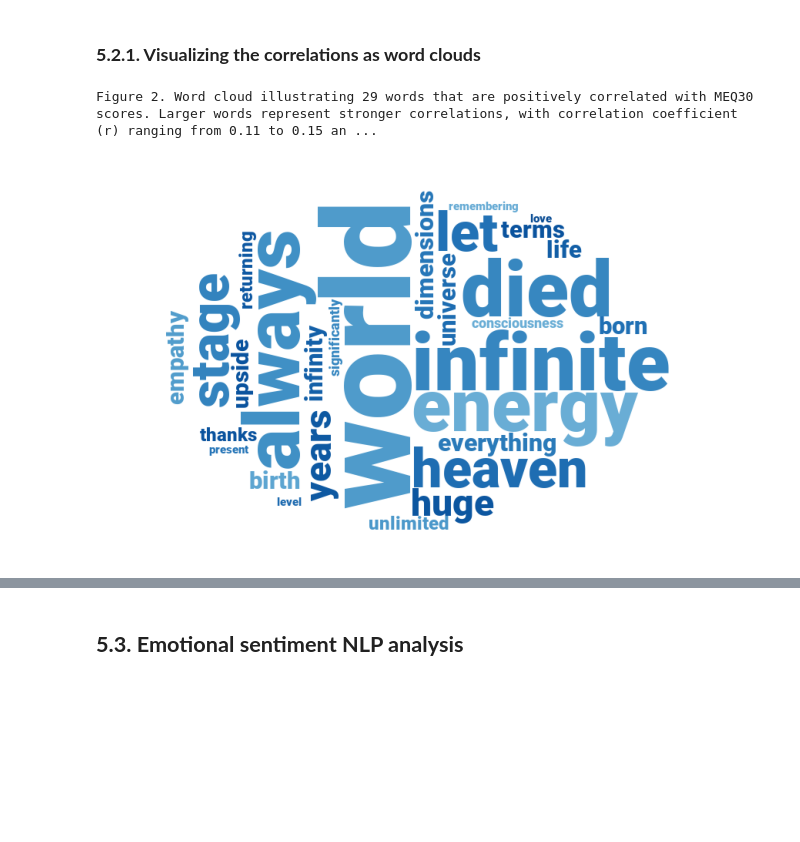
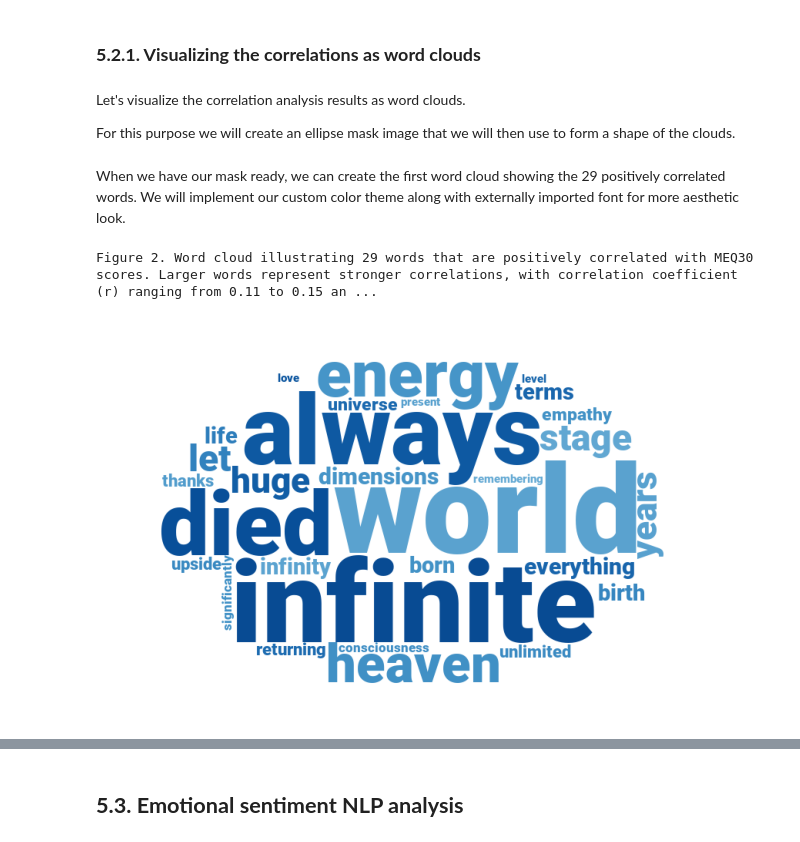
Before and after one commit to michal-owsiak/swps-university-research-part-II, a Jupyter notebook: linguistic_analysis.ipynb, the cells around one changed output, grey strips where cells are left out. Cells and saved outputs as stored; diff of their text form; code cells hidden in the pictures; blank space fills up the shorter version.

Commit message:
correlation analysis description added

```diff
--- a/linguistic_analysis.ipynb
+++ b/linguistic_analysis.ipynb
@@ -352,15 +369,13 @@ Considering this, we can state that the descriptions of experiences revolve arou
 # %%
-warnings.filterwarnings("ignore")
-
-unique_tokens = set()
+numeric_starting_tokens = set()
 for text in df_english["description_text_EN"]:
     tokens = re.findall(r"\d\w*", text)
-    unique_tokens.update(tokens)
+    numeric_starting_tokens.update(tokens)
 
-numeric_starting_tokens = list(unique_tokens)
+tokens_to_remove = list(numeric_starting_tokens)
 
 stopwords_list = list(stopwords)
-stopwords_list.extend(numeric_starting_tokens)
+stopwords_list.extend(tokens_to_remove)
 
 vectorizer = CountVectorizer(stop_words=stopwords_list)
 X = vectorizer.fit_transform(df_english["description_text_EN"])
@@ -401,12 +418,12 @@ for col in word_features.columns:
 results_df = pd.DataFrame(correlation_results, columns=["Token", "Pearson's r", "p-value"])
 results_df["Pearson's r"] = results_df["Pearson's r"].astype(float)
 
-positive_R = results_df[results_df.apply(lambda x: x ["Pearson's r"] > 0, axis=1)]
-negative_R = results_df[results_df.apply(lambda x: x ["Pearson's r"] < 0, axis=1)]
+positive_r = results_df[results_df.apply(lambda x: x ["Pearson's r"] > 0, axis=1)]
+negative_r = results_df[results_df.apply(lambda x: x ["Pearson's r"] < 0, axis=1)]
 
-sorted_positive_R = positive_R.sort_values(by="Pearson's r", ascending=False)
-sorted_negative_R = negative_R.sort_values(by="Pearson's r", ascending=True)
+sorted_positive_r = positive_r.sort_values(by="Pearson's r", ascending=False)
+sorted_negative_r = negative_r.sort_values(by="Pearson's r", ascending=True)
 
-print(f"We've got {sorted_positive_R.shape[0]} words positively, and {sorted_negative_R.shape[0]} words negatively correlated with the MEQ30 scores.")
+print(f"We've got {sorted_positive_r.shape[0]} words positively, and {sorted_negative_r.shape[0]} words negatively correlated with the MEQ30 scores.")
 # %% [output]
 We've got 29 words positively, and 166 words negatively correlated with the MEQ30 scores.
@@ -440,6 +461,10 @@ sorted_negative_R.head(10)
 | 181 | unrealness | -0.17 | 0.002 |
 # %% [markdown]
 ### **5.2.1. Visualizing the correlations as word clouds**
+# %% [markdown]
+Let's visualize the correlation analysis results as word clouds.
+
+For this purpose we will create an ellipse mask image that we will then use to form a shape of the clouds.
 # %%
 width, height = 800, 500
 ellipse_width = width * 0.85
@@ -455,8 +480,10 @@ draw.ellipse(
 )
 
 mask.save("public/ellipse_mask.png")
+# %% [markdown]
+When we have our mask ready, we can create the first word cloud showing the 29 positively correlated words. We will implement our custom color theme along with externally imported font for more aesthetic look.
 # %%
-word_frequencies = dict(zip(sorted_positive_R["Token"], sorted_positive_R["Pearson's r"]))
+word_frequencies = dict(zip(sorted_positive_r["Token"], sorted_positive_r["Pearson's r"]))
 
 blues = plt.cm.get_cmap("Blues")
 start = 0.5
@@ -464,31 +491,31 @@ end = 0.9
 edited_blues = LinearSegmentedColormap.from_list("new_blues", blues(np.linspace(start, end, 256)))
 
 roboto_font = "public/fonts/Roboto/Roboto-Black.ttf"
 mask_image = np.array(Image.open("public/ellipse_mask.png"))
 
 wordcloud = WordCloud(
     width=800,
     height=600,
     background_color="white",
     colormap=edited_blues,
     font_path=roboto_font,
     mask=mask_image
 ).generate_from_frequencies(word_frequencies)
 
 plt.figure(figsize=(8, 5))
 plt.imshow(wordcloud)
 plt.axis("off")
 
 figure2_html = """
 <p style="font-size: 14px">
     <strong>Figure 2.</strong> Word cloud illustrating 29 words that are positively correlated with MEQ30 scores.
     Larger words represent stronger correlations, with correlation coefficient (<i>r</i>) ranging from 0.11 to 0.15
     and <i>p</i>-values less than 0.05 for each word. The hue of the words was randomly assigned to enhance readability.
 </p>
 """
 display(HTML(figure2_html))
 
 plt.show()
 # %% [output]
 Figure 2. Word cloud illustrating 29 words that are positively correlated with MEQ30 scores. Larger words represent stronger correlations, with correlation coefficient (r) ranging from 0.11 to 0.15 an ...
-[figure, old version]
+[figure, new version]
```
Also changed, not shown: parts of 11 cells of this notebook.
